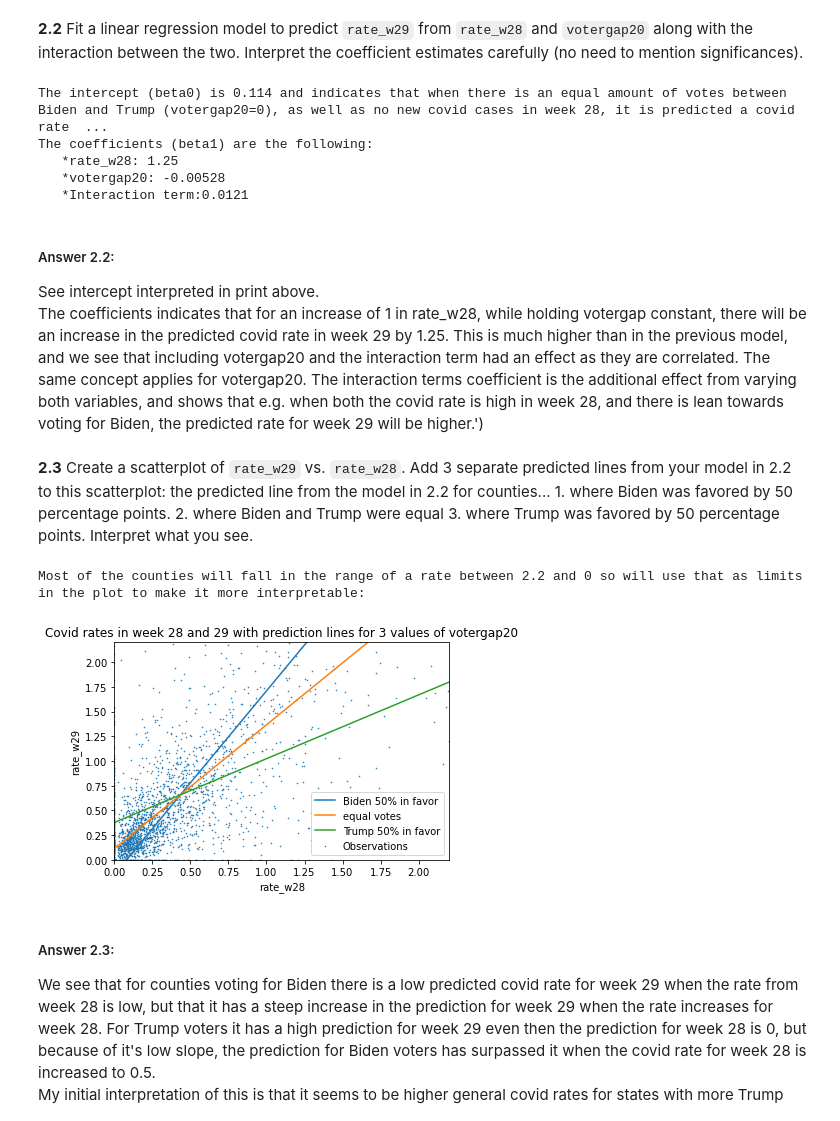
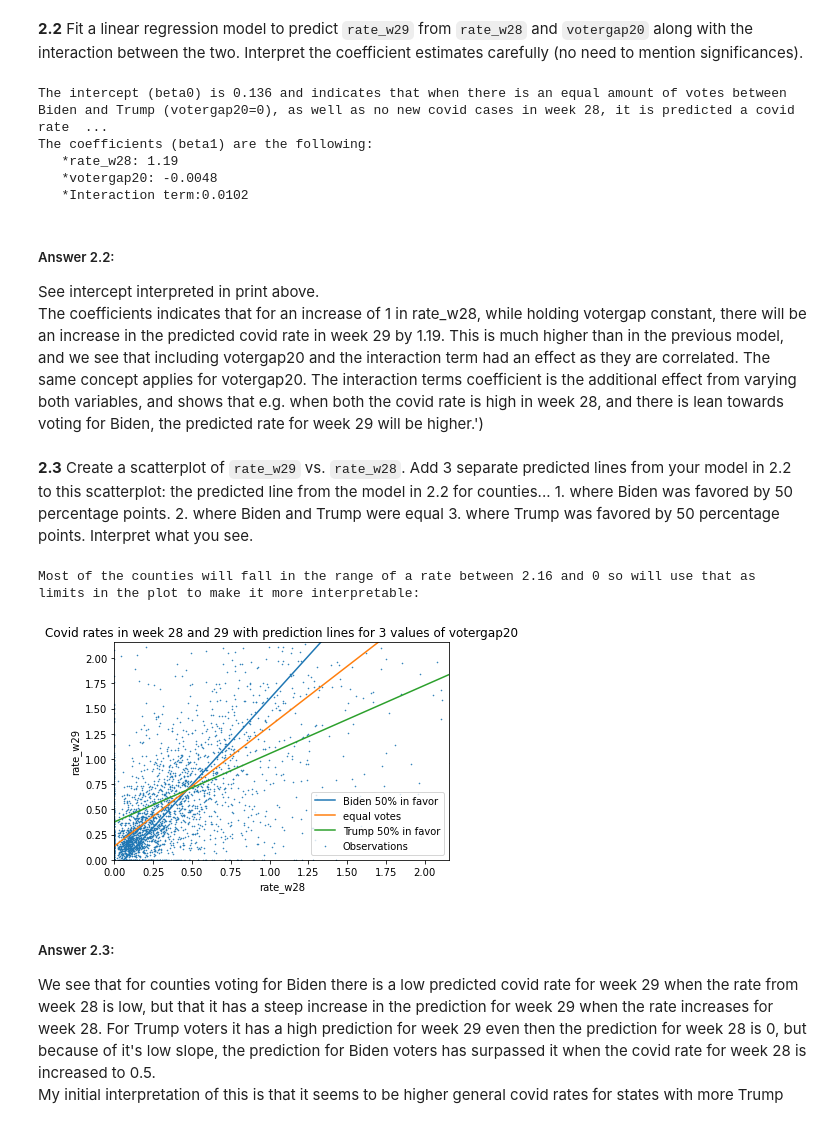
Before and after one commit to kkvalsvik/DataScience_cs109a_Harvard, a Jupyter notebook: cs_s109a_finalexam_2021.ipynb, the cells around one changed output. Drawn from its saved outputs; the diff is of its cells as text; code cells hidden in the pictures.

```diff
--- a/cs_s109a_finalexam_2021.ipynb
+++ b/cs_s109a_finalexam_2021.ipynb
@@ -557,15 +557,15 @@ Interpret what you see.
 import statsmodels.api as sm
 from sklearn.linear_model import LinearRegression
 
-# Choosing to not standardize yet, for easier interpretation.
-train_covid, test_covid = train_test_split(covid_clean, test_size=0.2, random_state=42)
+# Choosing to not standardize predictors yet, for easier interpretation.
+# Making a copy for the set, for my own sanity:
+covid_copy = covid_clean.copy()
 
 #Setting this as y since that is what we are predicting the most here:
-y_train = train_covid['rate_w29']
-y_test = test_covid['rate_w29']
+y_train = covid_copy['rate_w29']
 
 # Using statsmodels to find confidence intervals, betas and t values:
-X_train = sm.tools.tools.add_constant(train_covid['rate_w28'].values)
+X_train = sm.tools.tools.add_constant(covid_copy['rate_w28'].values)
 reg_OLS = sm.OLS(y_train, X_train).fit()
 beta0_OLS = reg_OLS.params[0]
 beta1_OLS = reg_OLS.params[1]
@@ -622,28 +622,27 @@ We see (from the plot and the sub-zero beta coefficient) that for lower covid ra
 **2.2** Fit a linear regression model to predict `rate_w29` from `rate_w28` and `votergap20` along with the interaction between the two.  Interpret the coefficient estimates carefully (no need to mention significances).
 # %%
 # Using sklearn this time.
-train_covid['rate28_X_votergap'] = train_covid['rate_w28']*train_covid['votergap20']
-test_covid['rate28_X_votergap'] = test_covid['rate_w28']*test_covid['votergap20']
+covid_copy['rate28_X_votergap'] = covid_copy['rate_w28']*covid_copy['votergap20']
 
 # Supressing SettingWithCopyWarning:
 pd.options.mode.chained_assignment = None
 # %%
 # Fitting reg model:
-reg_linear = LinearRegression().fit(train_covid[['rate_w28', 'votergap20', 'rate28_X_votergap']], y_train)
+reg_linear = LinearRegression().fit(covid_copy[['rate_w28', 'votergap20', 'rate28_X_votergap']], y_train)
 
 # Coefficiants:
 print(f'The intercept (beta0) is {reg_linear.intercept_:.3} and indicates that when there is an equal amount of votes between Biden and Trump (votergap20=0), as well as no new covid cases in week 28, it is predicted a covid rate of 0.114 per 1000 resident in week 29.')
 print(f'The coefficients (beta1) are the following:\n   *rate_w28: {reg_linear.coef_[0]:.3}\n   *votergap20: {reg_linear.coef_[1]:.3}\n   *Interaction term:{reg_linear.coef_[2]:.3}')
 # %% [output]
-The intercept (beta0) is 0.114 and indicates that when there is an equal amount of votes between Biden and Trump (votergap20=0), as well as no new covid cases in week 28, it is predicted a covid rate  ...
+The intercept (beta0) is 0.136 and indicates that when there is an equal amount of votes between Biden and Trump (votergap20=0), as well as no new covid cases in week 28, it is predicted a covid rate  ...
 The coefficients (beta1) are the following:
-   *rate_w28: 1.25
-   *votergap20: -0.00528
-   *Interaction term:0.0121
+   *rate_w28: 1.19
+   *votergap20: -0.0048
+   *Interaction term:0.0102
 # %% [markdown]
 ##### Answer 2.2:
 See intercept interpreted in print above.
-The coefficients indicates that for an increase of 1 in rate_w28, while holding votergap constant, there will be an increase in the predicted covid rate in week 29 by 1.25. This is much higher than in the previous model, and we see that including votergap20 and the interaction term had an effect as they are correlated. The same concept applies for votergap20. The interaction terms coefficient is the additional effect from varying both variables, and shows that e.g. when both the covid rate is high in week 28, and there is lean towards voting for Biden, the predicted rate for week 29 will be higher.')
+The coefficients indicates that for an increase of 1 in rate_w28, while holding votergap constant, there will be an increase in the predicted covid rate in week 29 by 1.19. This is much higher than in the previous model, and we see that including votergap20 and the interaction term had an effect as they are correlated. The same concept applies for votergap20. The interaction terms coefficient is the additional effect from varying both variables, and shows that e.g. when both the covid rate is high in week 28, and there is lean towards voting for Biden, the predicted rate for week 29 will be higher.')
 # %% [markdown]
 **2.3** Create a scatterplot of `rate_w29` vs. `rate_w28`.  Add 3 separate predicted lines from your model in 2.2 to this scatterplot: the predicted line from the model in 2.2 for counties...
     1. where Biden was favored by 50 percentage points.
@@ -651,38 +650,38 @@ The coefficients indicates that for an increase of 1 in rate_w28, while holding
     3. where Trump was favored by 50 percentage points.
 Interpret what you see.
 # %%
-plt.scatter(train_covid['rate_w28'],y_train, s=0.3, label='Observations')
+plt.scatter(covid_copy['rate_w28'],y_train, s=0.3, label='Observations')
 
 # Creating dummies for each scenario for convenience:
-train_covid['dummy_rate'] = np.linspace(np.min(train_covid['rate_w28']), np.max(train_covid['rate_w28']), len(train_covid['rate_w28']))
-train_covid['dummy_biden'] = [50]*len(train_covid['rate_w28'])
-train_covid['dummy_intercept_biden'] = train_covid['dummy_rate']*train_covid['dummy_biden']
-train_covid['dummy_equal'] = [0]*len(train_covid['rate_w28'])
-train_covid['dummy_intercept_equal'] = train_covid['dummy_rate']*train_covid['dummy_equal']
-train_covid['dummy_Trump'] = [-50]*len(train_covid['rate_w28'])
-train_covid['dummy_intercept_Trump'] = train_covid['dummy_rate']*train_covid['dummy_Trump']
+covid_copy['dummy_rate'] = np.linspace(np.min(covid_copy['rate_w28']), np.max(covid_copy['rate_w28']), len(covid_copy['rate_w28']))
+covid_copy['dummy_biden'] = [50]*len(covid_copy['rate_w28'])
+covid_copy['dummy_intercept_biden'] = covid_copy['dummy_rate']*covid_copy['dummy_biden']
+covid_copy['dummy_equal'] = [0]*len(covid_copy['rate_w28'])
+covid_copy['dummy_intercept_equal'] = covid_copy['dummy_rate']*covid_copy['dummy_equal']
+covid_copy['dummy_Trump'] = [-50]*len(covid_copy['rate_w28'])
+covid_copy['dummy_intercept_Trump'] = covid_copy['dummy_rate']*covid_copy['dummy_Trump']
 
 
 # Regression line for where Biden was favored by 50 percentage points:
-plt.plot(train_covid[['dummy_rate']], reg_linear.predict(train_covid[['dummy_rate', 'dummy_biden', 'dummy_intercept_biden']]),label="Biden 50% in favor")
+plt.plot(covid_copy[['dummy_rate']], reg_linear.predict(covid_copy[['dummy_rate', 'dummy_biden', 'dummy_intercept_biden']]),label="Biden 50% in favor")
 # where Biden and Trump were equal:
-plt.plot(train_covid[['dummy_rate']], reg_linear.predict(train_covid[['dummy_rate', 'dummy_equal', 'dummy_intercept_equal']]),label="equal votes")
+plt.plot(covid_copy[['dummy_rate']], reg_linear.predict(covid_copy[['dummy_rate', 'dummy_equal', 'dummy_intercept_equal']]),label="equal votes")
 # where Trump was favored by 50 percentage points:
-plt.plot(train_covid[['dummy_rate']],reg_linear.predict(train_covid[['dummy_rate','dummy_Trump','dummy_intercept_Trump']]),label="Trump 50% in favor")
+plt.plot(covid_copy[['dummy_rate']],reg_linear.predict(covid_copy[['dummy_rate','dummy_Trump','dummy_intercept_Trump']]),label="Trump 50% in favor")
 plt.legend()
 
-upper=np.mean(train_covid['rate_w28'])+2*np.std(train_covid['rate_w28'])
-lower=max(0,np.mean(train_covid['rate_w28'])-2*np.std(train_covid['rate_w28']))
+upper=np.mean(covid_copy['rate_w28'])+2*np.std(covid_copy['rate_w28'])
+lower=max(0,np.mean(covid_copy['rate_w28'])-2*np.std(covid_copy['rate_w28']))
 print(f'Most of the counties will fall in the range of a rate between {upper:.3} and {lower} so will use that as limits in the plot to make it more interpretable:')
 plt.xlim((lower, upper)) #setting limit for axis to make sense
 plt.ylim((lower, upper))
 plt.title('Covid rates in week 28 and 29 with prediction lines for 3 values of votergap20')
 plt.ylabel('rate_w29')
 plt.xlabel('rate_w28')
 plt.show()
 # %% [output]
-Most of the counties will fall in the range of a rate between 2.2 and 0 so will use that as limits in the plot to make it more interpretable:
+Most of the counties will fall in the range of a rate between 2.16 and 0 so will use that as limits in the plot to make it more interpretable:
-[figure, old version]
+[figure, new version]
 # %% [markdown]
 ##### Answer 2.3:
 We see that for counties voting for Biden there is a low predicted covid rate for week 29 when the rate from week 28 is low, but that it has a steep increase in the prediction for week 29 when the rate increases for week 28. For Trump voters it has a high prediction for week 29 even then the prediction for week 28 is 0, but because of it's low slope, the prediction for Biden voters has surpassed it when the covid rate for week 28 is increased to 0.5.
```
Also changed, not shown: parts of 25 cells of this notebook.
